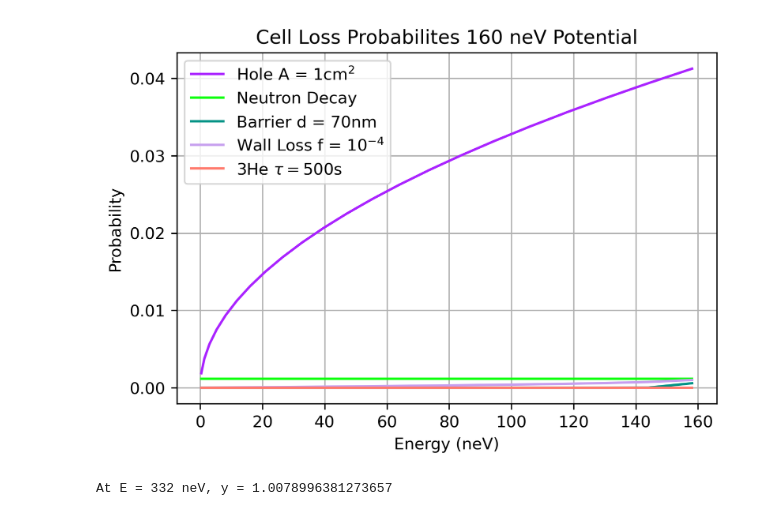
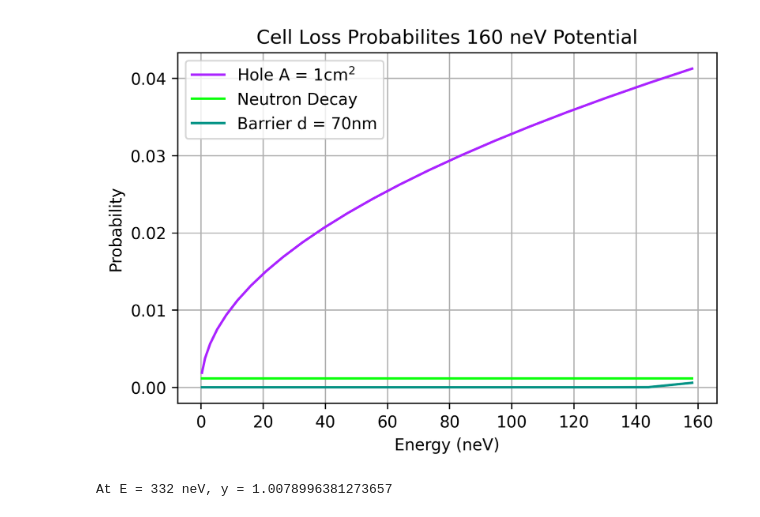
Before and after one commit to Nylsonnn/n2edm-work, a Jupyter notebook: n2edm work.ipynb, the cells around one changed output. Saved outputs shown, nothing was run; the diff lists cells and outputs as text; code cells hidden in the pictures.

Commit message:
Final plots added to code

```diff
--- a/n2edm work.ipynb
+++ b/n2edm work.ipynb
@@ -144,19 +141,16 @@ At v = 450.0 cm/s, P = 0.03375
 # %%
 plot.figure(dpi = 300)
 plot.plot(E_nev, P_holeg, c = "xkcd:electric purple", label = "Hole A = 1cm$^2$")
 plot.plot(E_nev, P_n, c = "xkcd:neon green", label = "Neutron Decay")
 plot.plot(E_nev, P_b, c = "xkcd:teal", label = "Barrier d = 70nm")
-plot.plot(E_nev, P_wall, c = "xkcd:lavender", label = "Wall Loss f = $10^{-4}$")
-plot.plot(E_nev, P_3, c = "xkcd:salmon", label = "3He $ τ = 500$s")
-
 plot.legend()
 plot.xlabel('Energy (neV)')
 plot.ylabel('Probability')
 plot.title('Cell Loss Probabilites 160 neV Potential')
 plot.grid()
 plot.show()
 # %% [output]
-[figure, old version]
+[figure, new version]
 # %%
 #Slightly mundane, done for personal preference
 E_arr = E_nev
```
Also changed, not shown: parts of 17 cells of this notebook.
